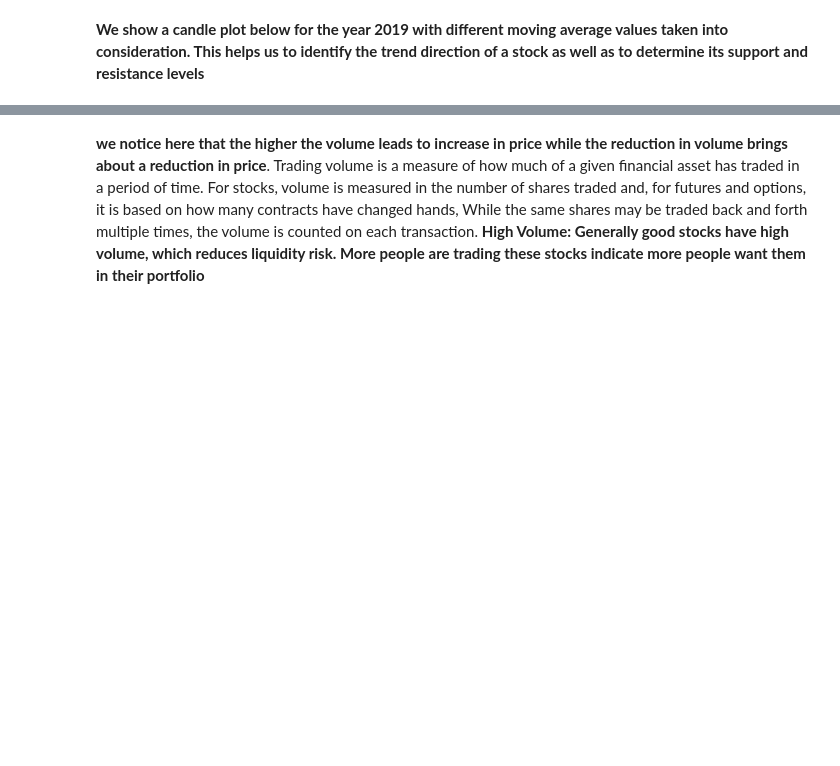
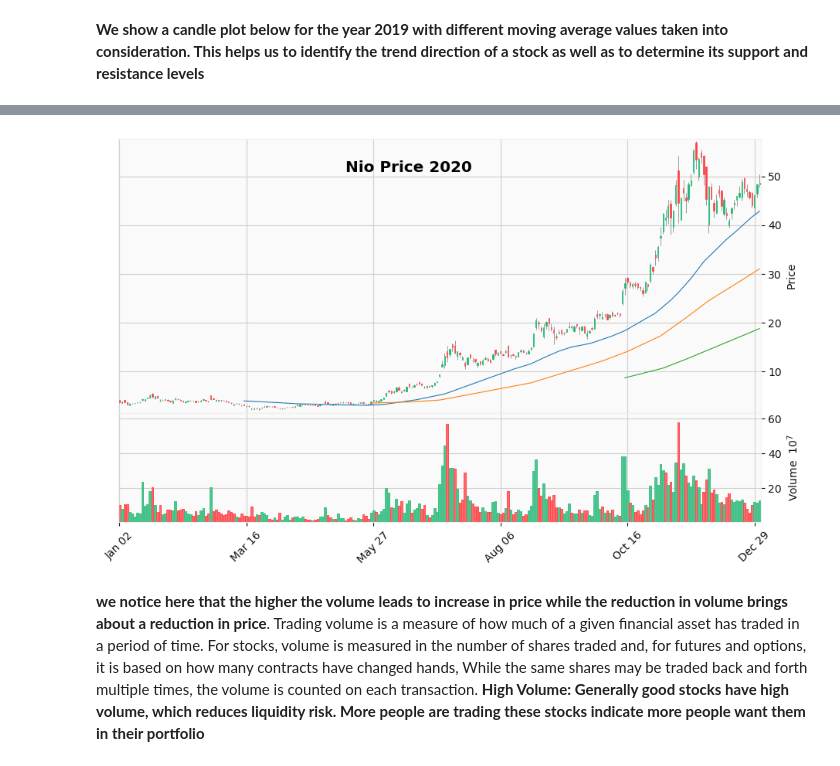
Before and after one commit to khal33d-hub/STOCK-MARKET-PRICES-PREDICTION, a Jupyter notebook: STOCK PRICES PREDICTION PROJECT.ipynb, the cells around one changed output, grey strips where cells are left out. Drawn from its saved outputs; the diff is of its cells as text; code cells hidden in the pictures; blank space fills up the shorter version.

```diff
--- a/STOCK PRICES PREDICTION PROJECT.ipynb
+++ b/STOCK PRICES PREDICTION PROJECT.ipynb
@@ -632,3 +657,9 @@ fplt.plot(NIO_2yrs['2019-01':'2019-12'],type='candle',mav=(50,100,200),
+# %%
+#plotting candle charts for the year 2020
+fplt.plot(NIO_2yrs['2020-01':'2020-12'],type='candle',mav=(50,100,200),
+         title='Nio Price 2020',volume=True,style='yahoo',figratio=(20,12),tight_layout=True)
+# %% [output]
+[figure, added]
 # %% [markdown]
 **we notice here that the higher the volume leads to increase in price while the reduction in volume brings about a reduction in price**. Trading volume is a measure of how much of a given financial asset has traded in a period of time. For stocks, volume is measured in the number of shares traded and, for futures and options, it is based on how many contracts have changed hands, While the same shares may be traded back and forth multiple times, the volume is counted on each transaction. **High Volume: Generally good stocks have high volume, which reduces liquidity risk. More people are trading these stocks indicate more people want them in their portfolio**
 # %% [markdown]
```
Also changed, not shown: parts of 11 cells of this notebook, 2 other files.
